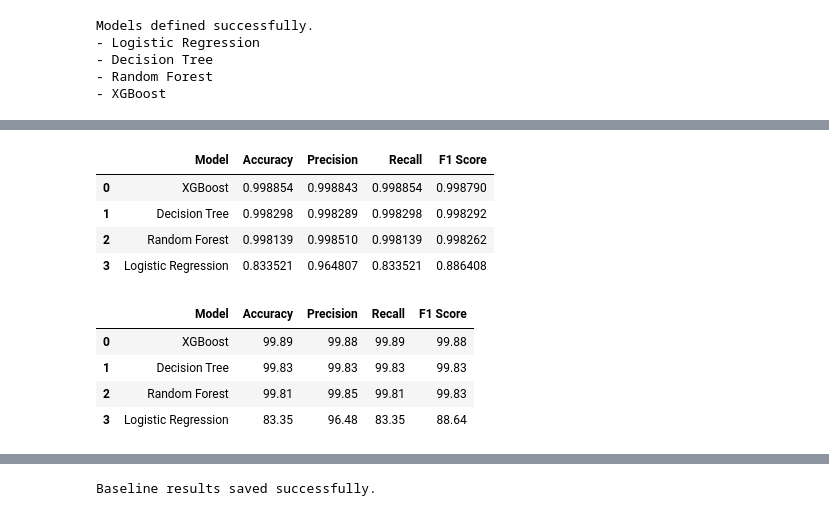
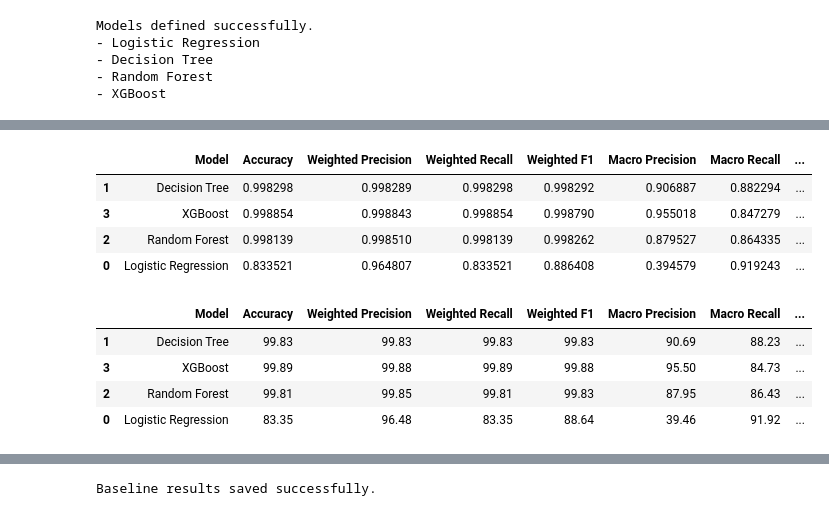
Before and after one commit to UzairShk/Privacy-Preserving-Federated-NIDS, a Jupyter notebook: notebooks/05_Baseline_Models.ipynb, the cells around one changed output, grey strips where cells are left out. Drawn from its saved outputs; the diff is of its cells as text; code cells hidden in the pictures.

```diff
--- a/notebooks/05_Baseline_Models.ipynb
+++ b/notebooks/05_Baseline_Models.ipynb
@@ -118,19 +118,28 @@ Testing shape : (504160, 48)
 # %%
 # =====================================================
-# SEPARATE FEATURES AND TARGET
+# SEPARATE FEATURES, ROW IDs AND TARGET
 # =====================================================
 
+# Keep the original row IDs separately.
+# They are NOT ML features.
+
+train_row_ids = train_df["Original_Row_ID"].values
+test_row_ids = test_df["Original_Row_ID"].values
+
+
 X_train = train_df.drop(
-    columns=["Label"]
+    columns=["Label", "Original_Row_ID"]
 )
 
 y_train = train_df["Label"]
 
+
 X_test = test_df.drop(
-    columns=["Label"]
+    columns=["Label", "Original_Row_ID"]
 )
 
 y_test = test_df["Label"]
+
 
 print(
     f"Training features: {X_train.shape}"
@@ -143,6 +152,14 @@ print(
 print(
     f"Number of classes: {y_train.nunique()}"
 )
+
+print(
+    f"\nTraining row IDs: {len(train_row_ids):,}"
+)
+
+print(
+    f"Testing row IDs : {len(test_row_ids):,}"
+)
 # %% [output]
 Training features: (2016638, 47)
 Testing features : (504160, 47)
@@ -352,26 +422,22 @@ F1 Score : 0.9988
 # %%
 # =====================================================
 # MODEL COMPARISON
 # =====================================================
 
-results_df = pd.DataFrame(
-    results
-)
+results_df = pd.DataFrame(results)
 
 results_df = results_df.sort_values(
-    by="F1 Score",
+    by="Macro F1",
     ascending=False
-).reset_index(
-    drop=True
 )
 
 results_df
 # %% [output]
-|  | Model | Accuracy | Precision | Recall | F1 Score |
-| 0 | XGBoost | 0.998854 | 0.998843 | 0.998854 | 0.998790 |
-| 1 | Decision Tree | 0.998298 | 0.998289 | 0.998298 | 0.998292 |
-| 2 | Random Forest | 0.998139 | 0.998510 | 0.998139 | 0.998262 |
-| 3 | Logistic Regression | 0.833521 | 0.964807 | 0.833521 | 0.886408 |
+|  | Model | Accuracy | Weighted Precision | Weighted Recall | Weighted F1 | Macro Precision | Macro Recall | ... |
+| 1 | Decision Tree | 0.998298 | 0.998289 | 0.998298 | 0.998292 | 0.906887 | 0.882294 | ... |
+| 3 | XGBoost | 0.998854 | 0.998843 | 0.998854 | 0.998790 | 0.955018 | 0.847279 | ... |
+| 2 | Random Forest | 0.998139 | 0.998510 | 0.998139 | 0.998262 | 0.879527 | 0.864335 | ... |
+| 0 | Logistic Regression | 0.833521 | 0.964807 | 0.833521 | 0.886408 | 0.394579 | 0.919243 | ... |
 # %%
 # =====================================================
 # FORMAT PERFORMANCE RESULTS
@@ -379,23 +445,28 @@ results_df
 
 display_df = results_df.copy()
 
-for column in [
+percentage_columns = [
     "Accuracy",
-    "Precision",
-    "Recall",
-    "F1 Score"
-]:
+    "Weighted Precision",
+    "Weighted Recall",
+    "Weighted F1",
+    "Macro Precision",
+    "Macro Recall",
+    "Macro F1"
+]
+
+for column in percentage_columns:
     display_df[column] = (
         display_df[column] * 100
     ).round(2)
 
 display_df
 # %% [output]
-|  | Model | Accuracy | Precision | Recall | F1 Score |
-| 0 | XGBoost | 99.89 | 99.88 | 99.89 | 99.88 |
-| 1 | Decision Tree | 99.83 | 99.83 | 99.83 | 99.83 |
-| 2 | Random Forest | 99.81 | 99.85 | 99.81 | 99.83 |
-| 3 | Logistic Regression | 83.35 | 96.48 | 83.35 | 88.64 |
+|  | Model | Accuracy | Weighted Precision | Weighted Recall | Weighted F1 | Macro Precision | Macro Recall | ... |
+| 1 | Decision Tree | 99.83 | 99.83 | 99.83 | 99.83 | 90.69 | 88.23 | ... |
+| 3 | XGBoost | 99.89 | 99.88 | 99.89 | 99.88 | 95.50 | 84.73 | ... |
+| 2 | Random Forest | 99.81 | 99.85 | 99.81 | 99.83 | 87.95 | 86.43 | ... |
+| 0 | Logistic Regression | 83.35 | 96.48 | 83.35 | 88.64 | 39.46 | 91.92 | ... |
 # %%
 # =====================================================
 # MODEL PERFORMANCE VISUALIZATION
```
Also changed, not shown: parts of 37 cells of this notebook, 2 other files.
